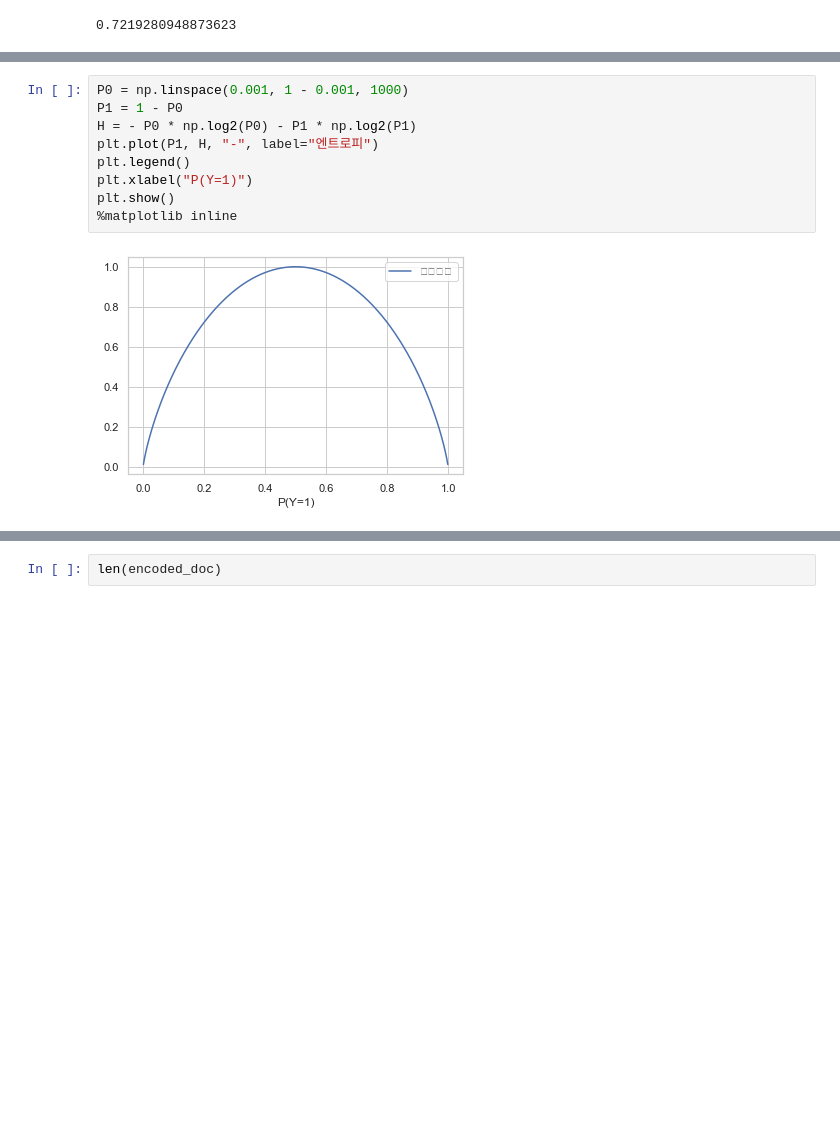
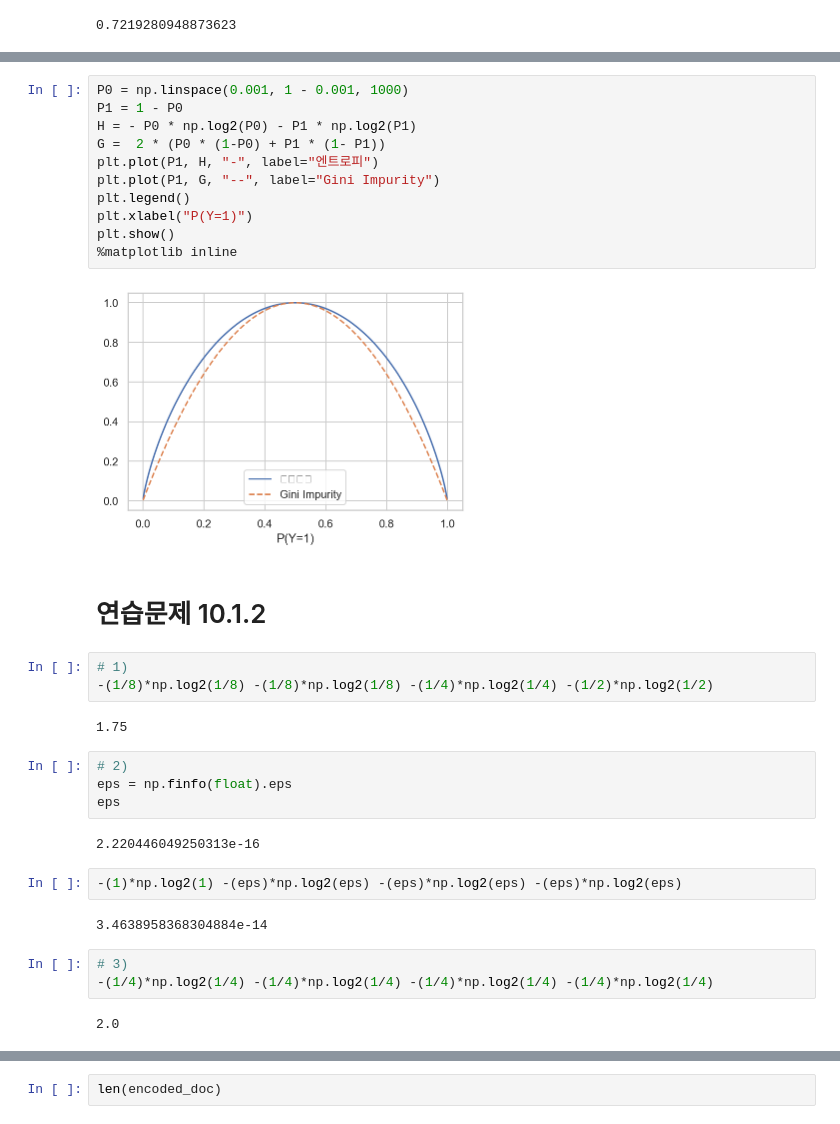
Before and after one commit to KIMS-Github/TIL_, a Jupyter notebook: math/Day13_Probability/entropy_mutual information.ipynb, the cells around one changed output, grey strips where cells are left out. Drawn from its saved outputs; the diff is of its cells as text; blank space fills up the shorter version.

```diff
--- a/math/Day13_Probability/entropy_mutual information.ipynb
+++ b/math/Day13_Probability/entropy_mutual information.ipynb
@@ -18,11 +31,35 @@ eps = np.finfo(float).eps
 # %%
 P0 = np.linspace(0.001, 1 - 0.001, 1000)
 P1 = 1 - P0
 H = - P0 * np.log2(P0) - P1 * np.log2(P1)
+G =  2 * (P0 * (1-P0) + P1 * (1- P1))
 plt.plot(P1, H, "-", label="엔트로피")
+plt.plot(P1, G, "--", label="Gini Impurity")
 plt.legend()
 plt.xlabel("P(Y=1)")
 plt.show()
 %matplotlib inline
 # %% [output]
-[figure, old version]
+[figure, new version]
+# %% [markdown]
+# 연습문제 10.1.2
+# %%
+# 1)
+-(1/8)*np.log2(1/8) -(1/8)*np.log2(1/8) -(1/4)*np.log2(1/4) -(1/2)*np.log2(1/2)
+# %% [output]
+1.75
+# %%
+# 2)
+eps = np.finfo(float).eps
+eps
+# %% [output]
+2.220446049250313e-16
+# %%
+-(1)*np.log2(1) -(eps)*np.log2(eps) -(eps)*np.log2(eps) -(eps)*np.log2(eps)
+# %% [output]
+3.4638958368304884e-14
+# %%
+# 3)
+-(1/4)*np.log2(1/4) -(1/4)*np.log2(1/4) -(1/4)*np.log2(1/4) -(1/4)*np.log2(1/4)
+# %% [output]
+2.0
```
Also changed, not shown: parts of 53 cells of this notebook, 2 other files.
